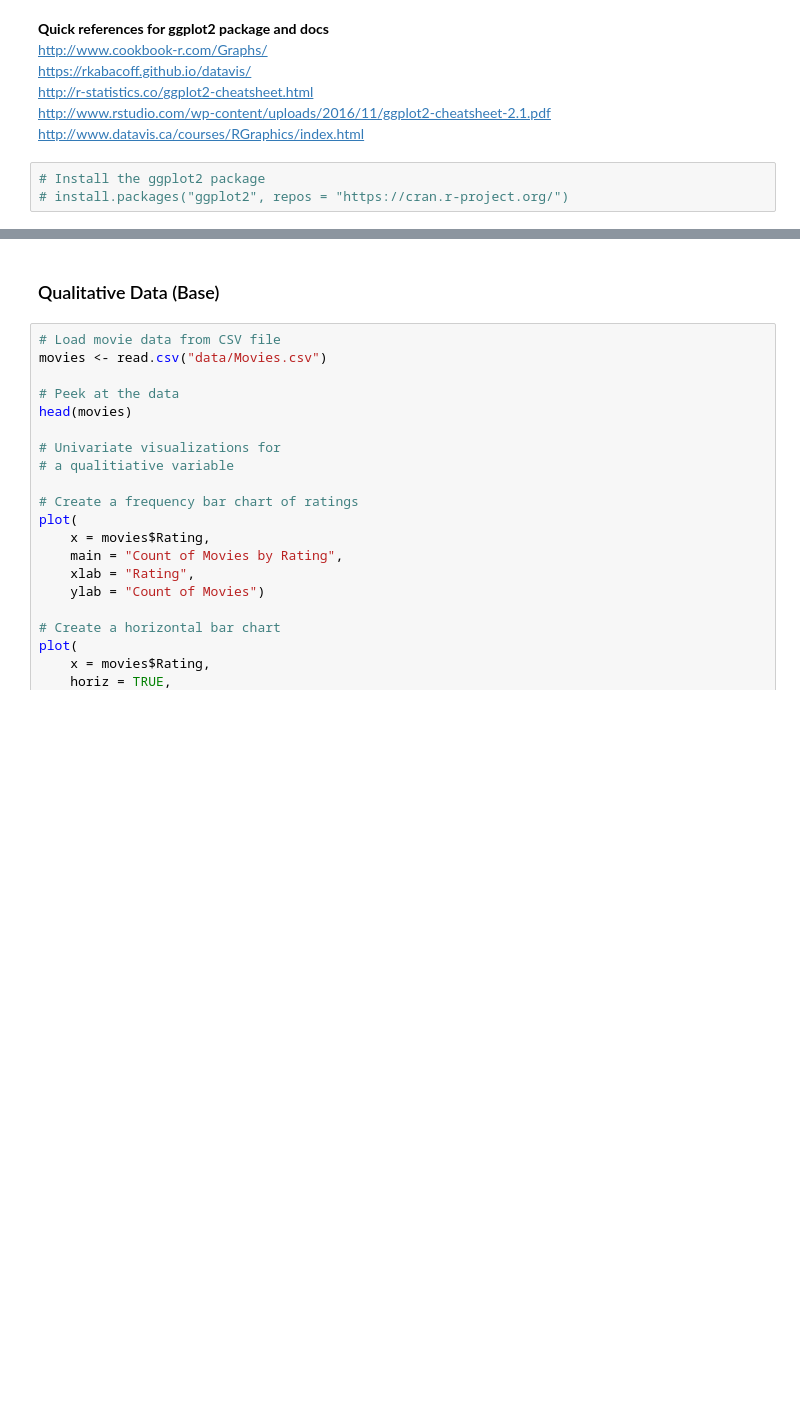
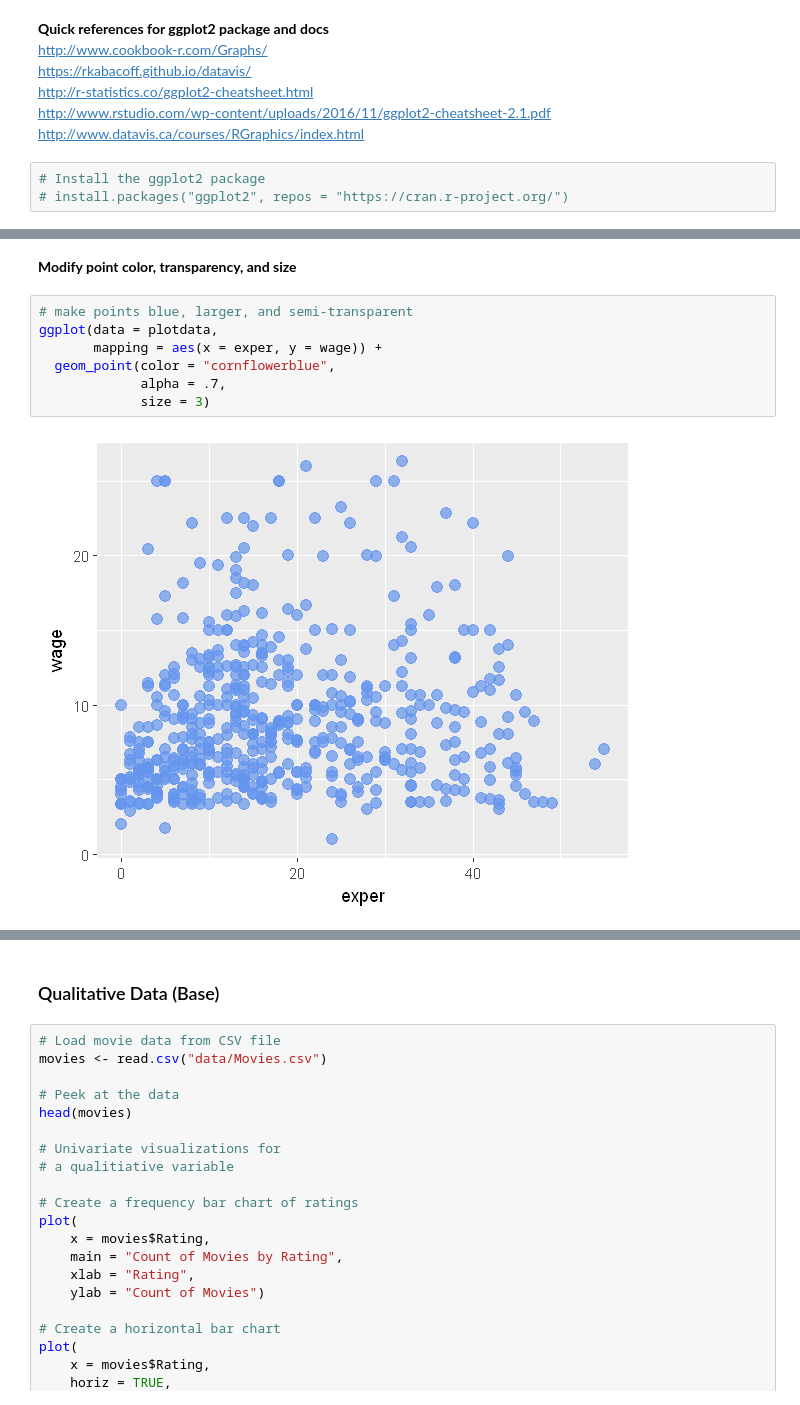
Before and after one commit to sumendar/AppliedStatsDSAIMLwithR-apr18, a Jupyter notebook: 06-DescriptiveStatisticsExploratoryDataAnalysisAndVisualizations/slides2.ipynb, the cells around one changed output, grey strips where cells are left out. Drawn from its saved outputs; the diff is of its cells as text; blank space fills up the shorter version.

```diff
--- a/06-DescriptiveStatisticsExploratoryDataAnalysisAndVisualizations/slides2.ipynb
+++ b/06-DescriptiveStatisticsExploratoryDataAnalysisAndVisualizations/slides2.ipynb
@@ -236,0 +290,11 @@ http://www.datavis.ca/courses/RGraphics/index.html
+# %% [markdown]
+**Modify point color, transparency, and size**
+# %%
+# make points blue, larger, and semi-transparent
+ggplot(data = plotdata,
+       mapping = aes(x = exper, y = wage)) +
+  geom_point(color = "cornflowerblue",
+             alpha = .7,
+             size = 3)
+# %% [output]
+[figure, added]
```
Also changed, not shown: parts of 26 cells of this notebook, 3 other files.
